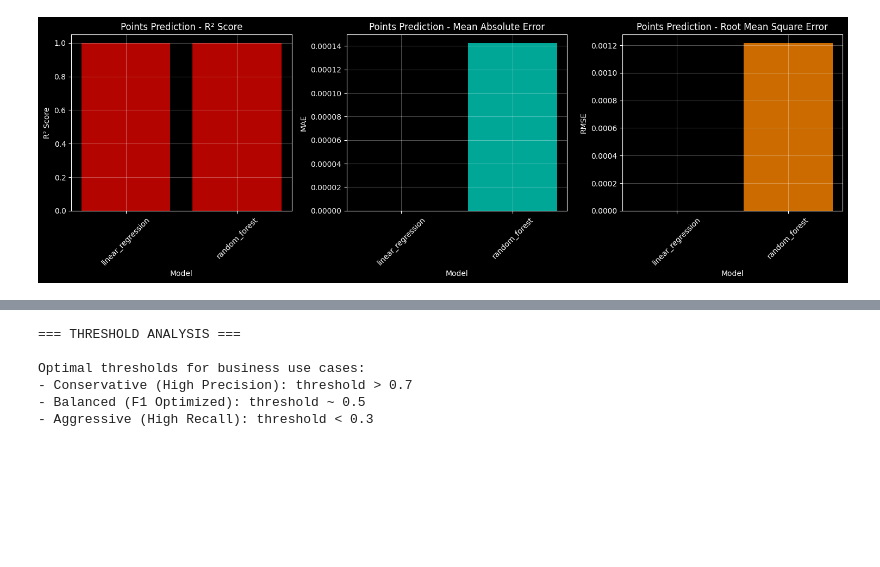
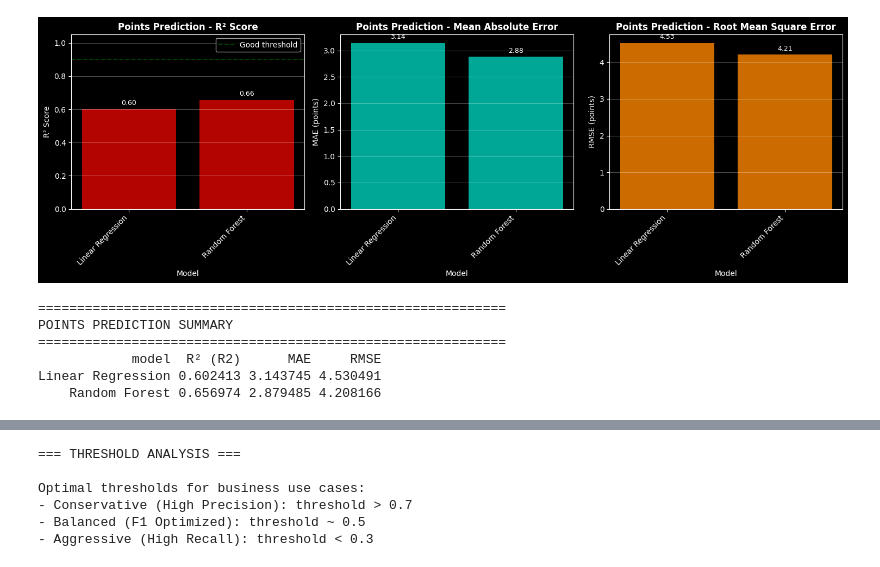
Before and after one commit to KenyansaAmenya/formula1-race-prediction-project, a Jupyter notebook: notebooks/03_model_experiments.ipynb, the cells around one changed output, grey strips where cells are left out. Saved outputs shown, nothing was run; the diff lists cells and outputs as text; code cells hidden in the pictures; blank space fills up the shorter version.

```diff
--- a/notebooks/03_model_experiments.ipynb
+++ b/notebooks/03_model_experiments.ipynb
@@ -167,43 +168,79 @@ for target in ['is_winner', 'is_top3']:
 # %%
 # Points prediction comparison
 points_data = []
-for model_name, metrics in results['points'].items():
-    points_data.append({
-        'model': model_name,
-        'R² (R2)': metrics['r2'],
-        'MAE': metrics['mae'],
-        'RMSE': metrics['rmse']
-    })
+for model_name, model_data in results['points'].items():
+    # Extract metrics from the nested structure
+    if isinstance(model_data, dict) and 'metrics' in model_data:
+        metrics = model_data['metrics']
+        points_data.append({
+            'model': model_name.replace('_', ' ').title(),
+            'R² (R2)': metrics.get('r2', 0),
+            'MAE': metrics.get('mae', 0),
+            'RMSE': metrics.get('rmse', 0)
+        })
+    else:
+        # Fallback for old structure
+        points_data.append({
+            'model': model_name.replace('_', ' ').title(),
+            'R² (R2)': model_data.get('r2', 0),
+            'MAE': model_data.get('mae', 0),
+            'RMSE': model_data.get('rmse', 0)
+        })
 
 points_df = pd.DataFrame(points_data)
 
 fig, axes = plt.subplots(1, 3, figsize=(15, 5))
 
 # R² Plot
-axes[0].bar(points_df['model'], points_df['R² (R2)'], color='#e10600', alpha=0.8)
-axes[0].set_title('Points Prediction - R² Score')
+bars1 = axes[0].bar(points_df['model'], points_df['R² (R2)'], color='#e10600', alpha=0.8)
+axes[0].set_title('Points Prediction - R² Score', fontsize=12, fontweight='bold')
 axes[0].set_ylabel('R² Score')
 axes[0].set_ylim(0, 1.05)
+axes[0].axhline(y=0.9, color='green', linestyle='--', alpha=0.5, label='Good threshold')
+axes[0].legend()
 
 # MAE Plot
-axes[1].bar(points_df['model'], points_df['MAE'], color='#00d2be', alpha=0.8)
-axes[1].set_title('Points Prediction - Mean Absolute Error')
-axes[1].set_ylabel('MAE')
+bars2 = axes[1].bar(points_df['model'], points_df['MAE'], color='#00d2be', alpha=0.8)
+axes[1].set_title('Points Prediction - Mean Absolute Error', fontsize=12, fontweight='bold')
+axes[1].set_ylabel('MAE (points)')
 
 # RMSE Plot
-axes[2].bar(points_df['model'], points_df['RMSE'], color='#ff8700', alpha=0.8)
-axes[2].set_title('Points Prediction - Root Mean Square Error')
-axes[2].set_ylabel('RMSE')
+bars3 = axes[2].bar(points_df['model'], points_df['RMSE'], color='#ff8700', alpha=0.8)
+axes[2].set_title('Points Prediction - Root Mean Square Error', fontsize=12, fontweight='bold')
+axes[2].set_ylabel('RMSE (points)')
 
 for ax in axes:
-    ax.set_xlabel('Model')
-    ax.grid(True, alpha=0.3)
-    plt.setp(ax.xaxis.get_majorticklabels(), rotation=45)
+    ax.set_xlabel('Model', fontsize=10)
+    ax.grid(True, alpha=0.3, axis='y')
+    plt.setp(ax.xaxis.get_majorticklabels(), rotation=45, ha='right')
+
+# Add value labels on bars
+for bars in [bars1, bars2, bars3]:
+    for bar in bars:
+        height = bar.get_height()
+        ax = bar.axes
+        ax.annotate(f'{height:.2f}',
+                   xy=(bar.get_x() + bar.get_width() / 2, height),
+                   xytext=(0, 3),
+                   textcoords="offset points",
+                   ha='center', va='bottom', fontsize=9)
 
 plt.tight_layout()
 plt.show()
+
+# Print summary
+print("\n" + "="*60)
+print("POINTS PREDICTION SUMMARY")
+print("="*60)
+print(points_df.to_string(index=False))
 # %% [output]
-[figure, old version]
+[figure, new version]
+============================================================
+POINTS PREDICTION SUMMARY
+============================================================
+            model  R² (R2)      MAE     RMSE
+Linear Regression 0.602413 3.143745 4.530491
+    Random Forest 0.656974 2.879485 4.208166
 # %%
 # Check what's in results['is_winner']['xgboost']
 print(type(results['is_winner']['xgboost']))
```
Also changed, not shown: parts of 8 cells of this notebook, 32 other files.
